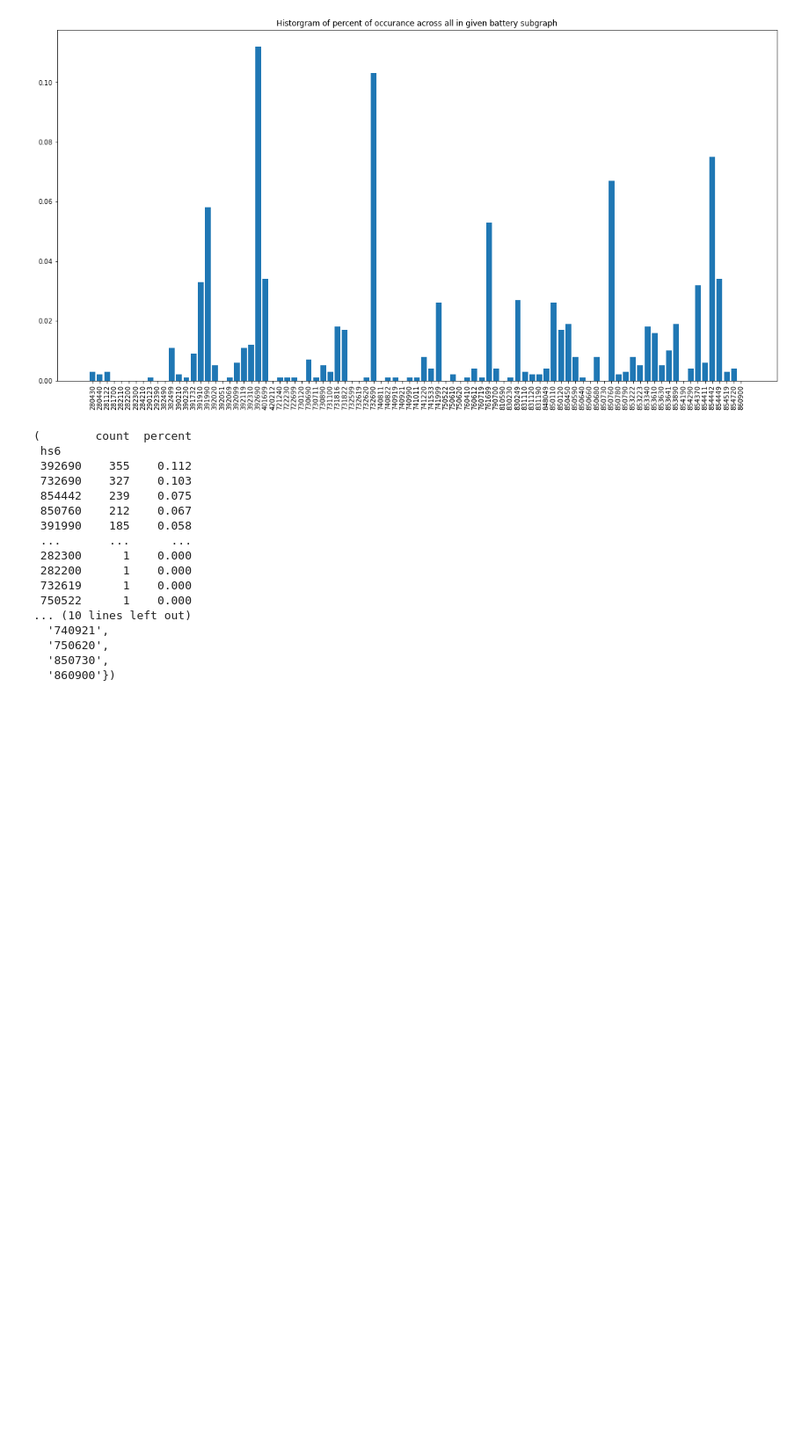
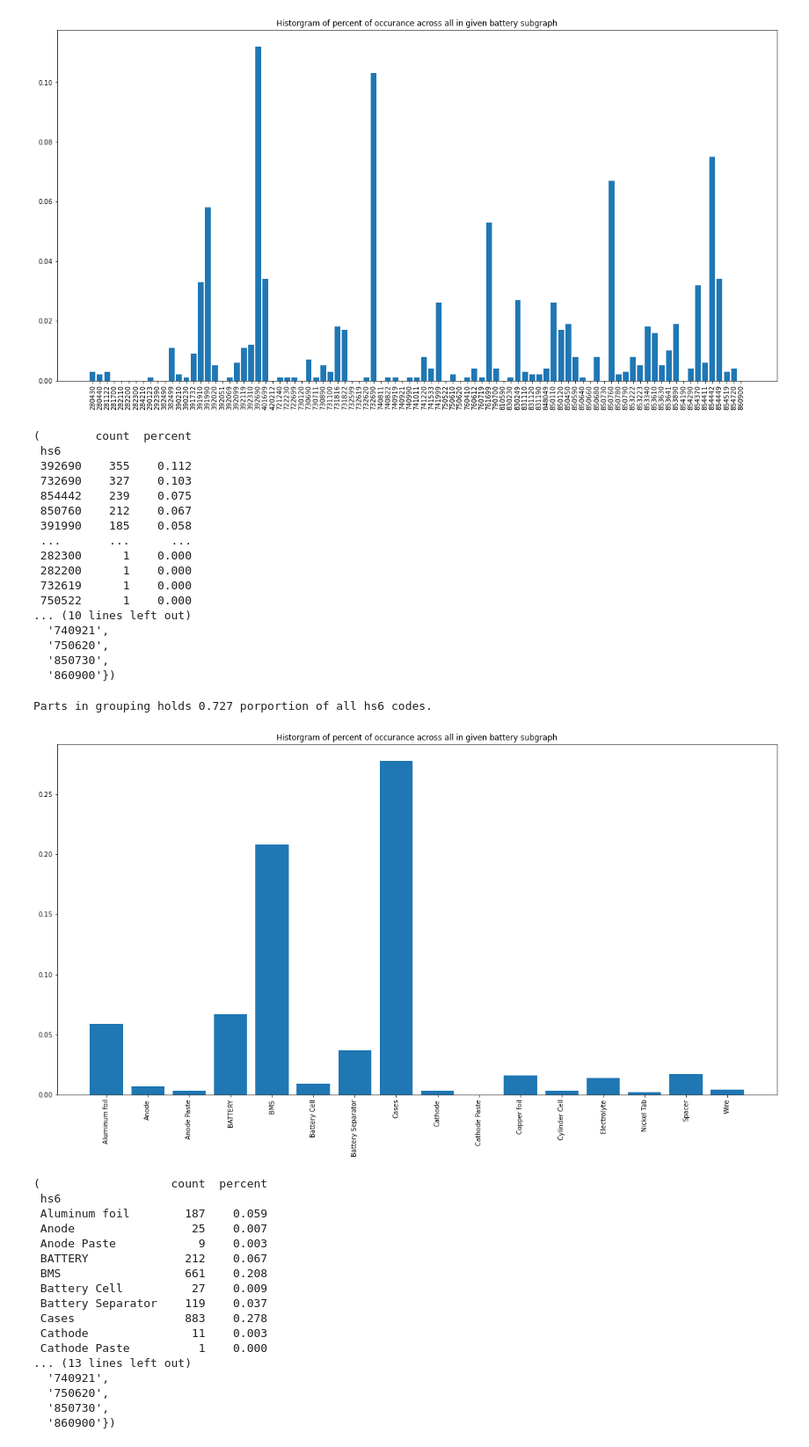
Before and after one commit to juandifers/supply-chain-model, a Jupyter notebook: battery_subgraph_reconstruction.ipynb, the cells around one changed output. Shown: that part at 88% size. Drawn from its saved outputs; the diff is of its cells as text; code cells hidden in the pictures; blank space fills up the shorter version.

Commit message:
[feat] evaluate missingness

```diff
--- a/battery_subgraph_reconstruction.ipynb
+++ b/battery_subgraph_reconstruction.ipynb
@@ -42,6 +42,11 @@ BATTERY_PARTS_DICT = {
     'BATTERY': ['850760']
 }
 
+INV_BATTERY_PARTS_DICT = defaultdict()
+for key, value in BATTERY_PARTS_DICT.items():
+    for v in value:
+        INV_BATTERY_PARTS_DICT[v] = key
+
 BATTERY = '850760'
 # %% [markdown]
 # Get Top Suppliers of Battery
@@ -424,3 +433,44 @@ evaluate_missingness(battery_suppliers[2:3], True)
   '860900'})
 # %%
 # Q3.2: given companies [list], construct subgraph and count distribution by grouping of hs_codes
+def evaluate_missingness_group(companies, grouping, plot=False):
+    df, missing_parts = evaluate_missingness(companies)
+    df = df.groupby(by=INV_BATTERY_PARTS_DICT, axis=0).sum()
+    print("Parts in grouping holds", df['percent'].sum(), "porportion of all hs6 codes.")
+    if plot:
+        plt.figure(figsize=(20, 10))
+        x = list(df.index)
+        y = list(df['percent'].values)
+
+        # Sort by hs code from small to large
+        zipped = list(zip(x, y))
+        sorted_zipped = sorted(zipped, key=lambda x: x[0])
+        x, y = zip(*sorted_zipped)
+
+        plt.bar(x, y)
+        plt.xticks(rotation = 90)
+        plt.title("Historgram of percent of occurance across all in given battery subgraph")
+        plt.show()
+    return df[["count", "percent"]], missing_parts
+
+evaluate_missingness_group(battery_suppliers[2:3], INV_BATTERY_PARTS_DICT, True)
+# %% [output]
+Parts in grouping holds 0.727 porportion of all hs6 codes.
+[figure, added]
+(                   count  percent
+ hs6
+ Aluminum foil        187    0.059
+ Anode                 25    0.007
+ Anode Paste            9    0.003
+ BATTERY              212    0.067
+ BMS                  661    0.208
+ Battery Cell          27    0.009
+ Battery Separator    119    0.037
+ Cases                883    0.278
+ Cathode               11    0.003
+ Cathode Paste          1    0.000
+... (13 lines left out)
+  '740921',
+  '750620',
+  '850730',
+  '860900'})
```
Also changed, not shown: parts of 1 cell of this notebook.
